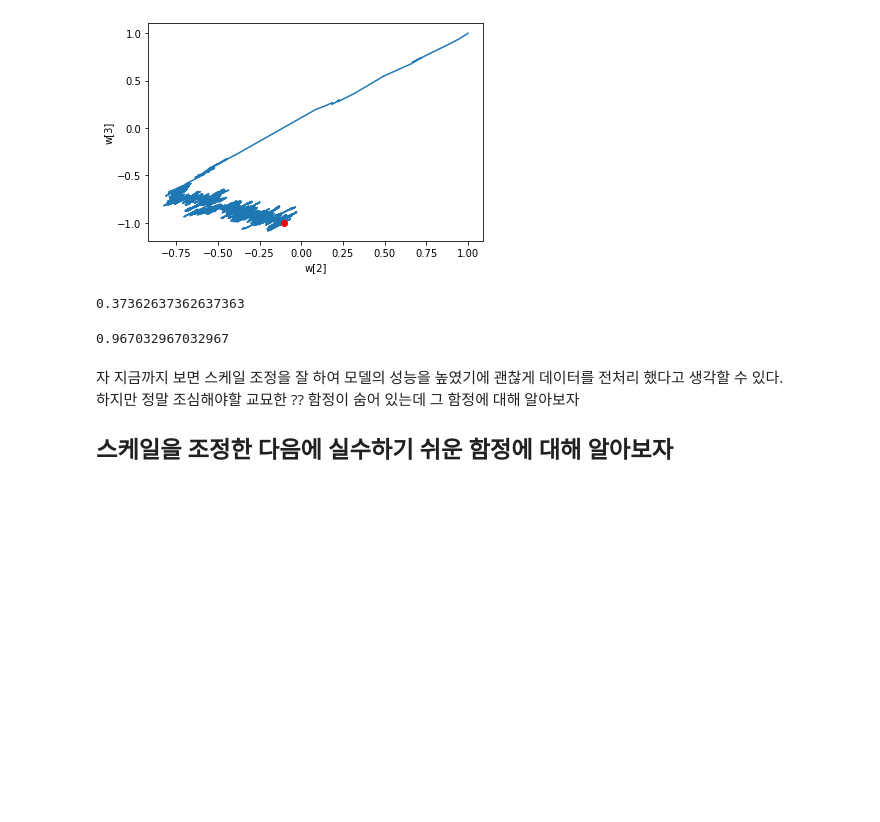
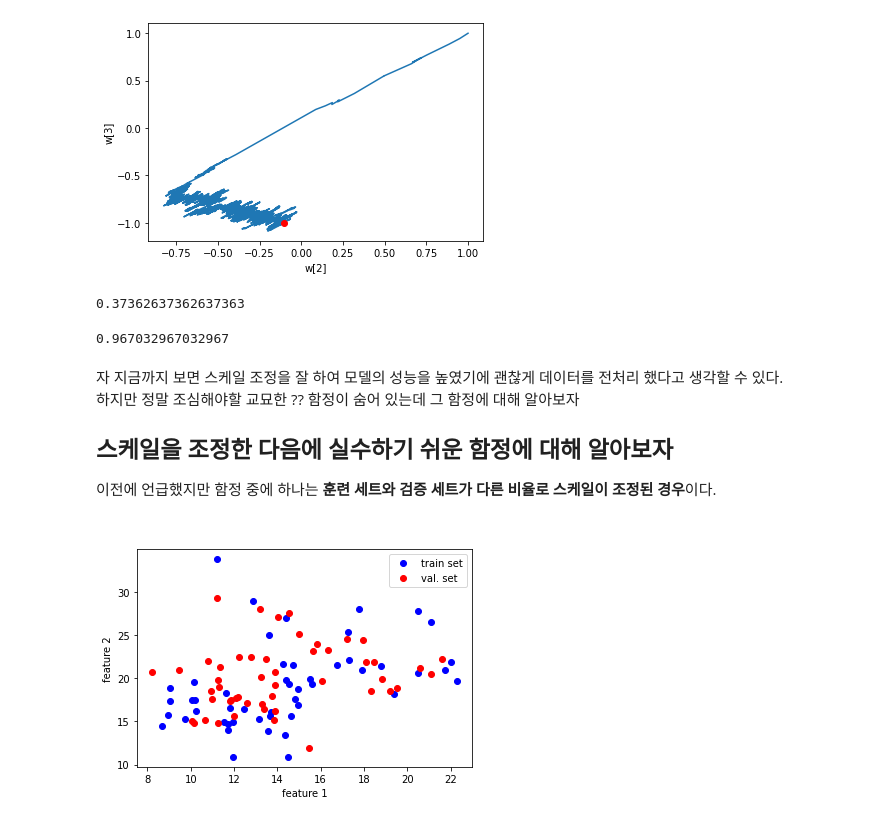
Before and after one commit to JoisFe/Deep_Learning, a Jupyter notebook: Deep_Learning_basic/Training_Know_How(1).ipynb, the cells around one changed output. Drawn from its saved outputs; the diff is of its cells as text; code cells hidden in the pictures; blank space fills up the shorter version.

Commit message:
Training_Know_How(1)

```diff
--- a/Deep_Learning_basic/Training_Know_How.ipynb
+++ b/Deep_Learning_basic/Training_Know_How(1).ipynb
@@ -454,3 +454,20 @@ layer2.score(x_val_scaled, y_val)
 하지만 정말 조심해야할 교묘한 ?? 함정이 숨어 있는데 그 함정에 대해 알아보자
 
 ## 스케일을 조정한 다음에 실수하기 쉬운 함정에 대해 알아보자
+
+이전에 언급했지만 함정 중에 하나는 <b>훈련 세트와 검증 세트가 다른 비율로 스케일이 조정된 경우</b>이다. <br><br>
+# %%
+# 원본 훈련 세트와 검증 세트로 산점도를 그려보자
+
+# 훈련 세트와 검증 세트 50개씩만 뽑아서 확인해 보자
+
+plt.plot(x_train[:50, 0], x_train[:50, 1], 'bo') # 훈련 세트는 파란색
+plt.plot(x_val[:50, 0], x_val[:50, 1], 'ro') # 검증 세트는 빨간색
+
+plt.xlabel('feature 1')
+plt.ylabel('feature 2')
+
+plt.legend(['train set', 'val. set'])
+plt.show()
+# %% [output]
+[figure, added]
```
Also changed, not shown: parts of 5 cells of this notebook, 2 other files.
